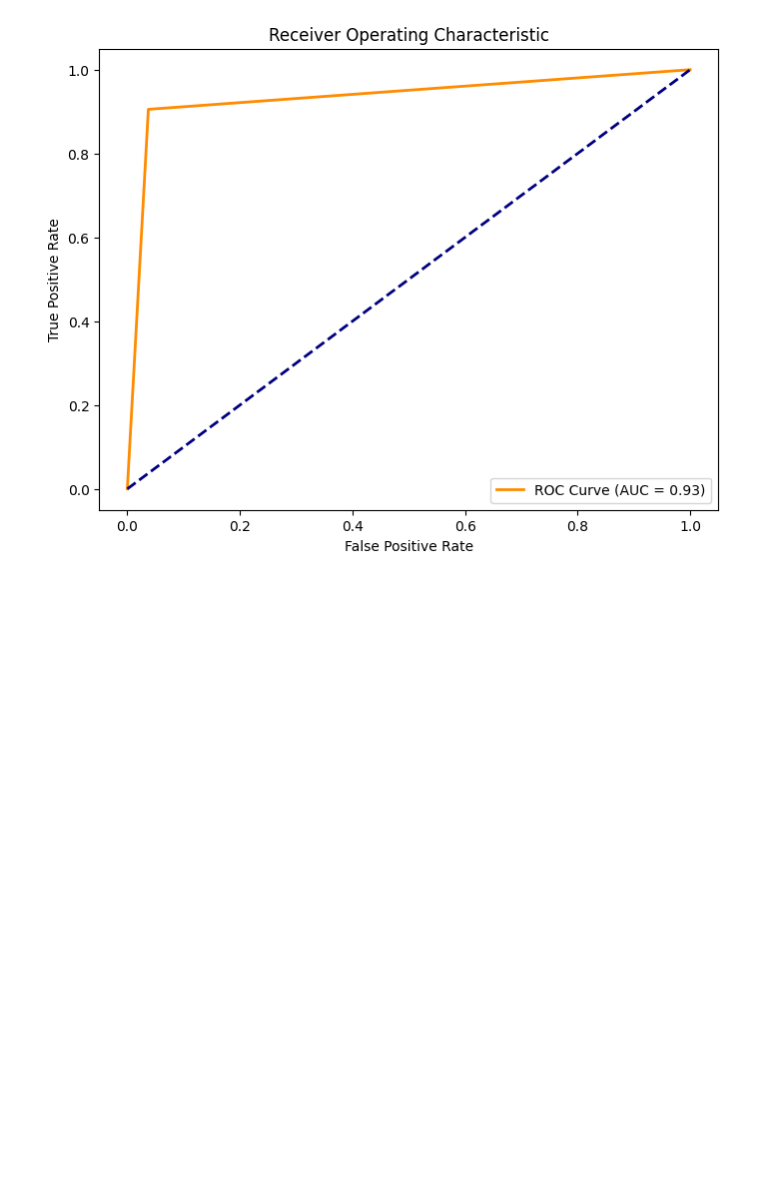
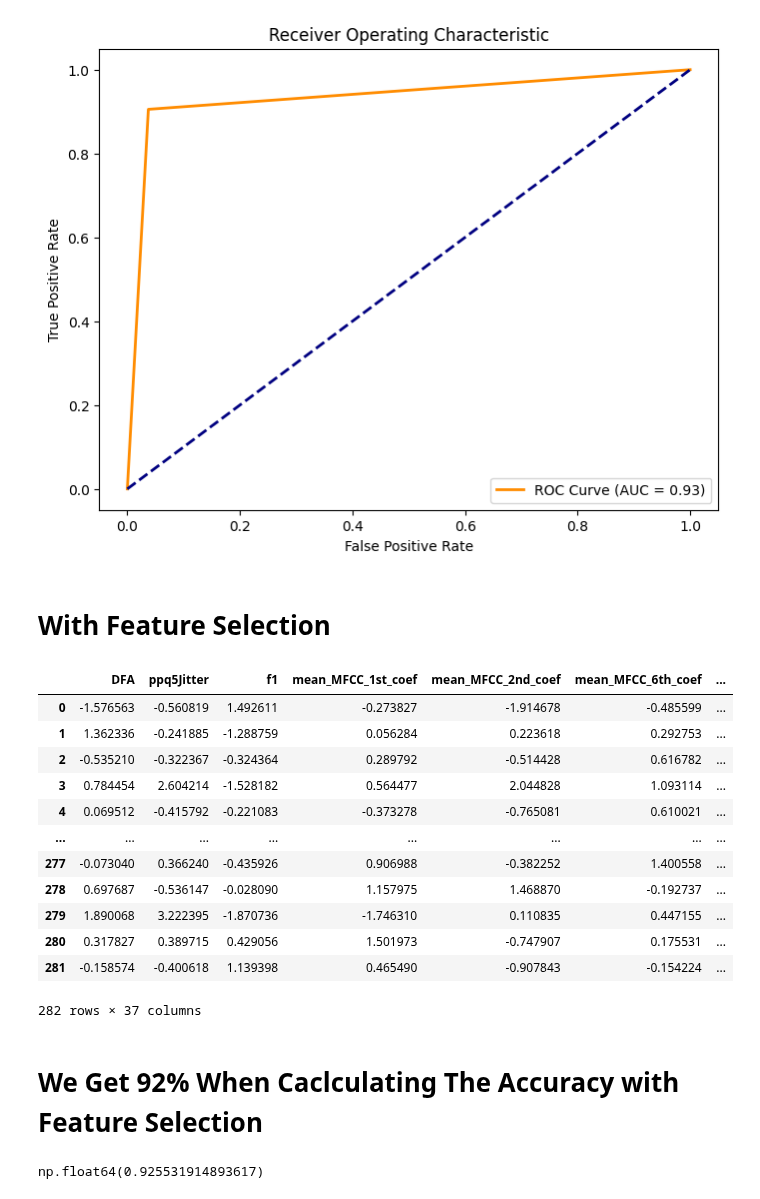
Before and after one commit to abdelaziz-belhachmi/Parkinson_Disease_Classification, a Jupyter notebook: notebooks/ML Models/Random Forest/RandomForest_NoteBook.ipynb, the cells around one changed output. Saved outputs shown, nothing was run; the diff lists cells and outputs as text; code cells hidden in the pictures; blank space fills up the shorter version.

```diff
--- a/notebooks/ML Models/Random Forest/RandomForest_NoteBook.ipynb
+++ b/notebooks/ML Models/Random Forest/RandomForest_NoteBook.ipynb
@@ -64,3 +69,5 @@ plt.legend(loc="lower right")
 plt.show()
 # %% [output]
 [figure]
+# %% [markdown]
+# With Feature Selection
@@ -66,0 +91,16 @@ plt.show()
+# %%
+X_test_
+# %% [output]
+|  | DFA | ppq5Jitter | f1 | mean_MFCC_1st_coef | mean_MFCC_2nd_coef | mean_MFCC_6th_coef | ... |
+| 0 | -1.576563 | -0.560819 | 1.492611 | -0.273827 | -1.914678 | -0.485599 | ... |
+| 1 | 1.362336 | -0.241885 | -1.288759 | 0.056284 | 0.223618 | 0.292753 | ... |
+| 2 | -0.535210 | -0.322367 | -0.324364 | 0.289792 | -0.514428 | 0.616782 | ... |
+| 3 | 0.784454 | 2.604214 | -1.528182 | 0.564477 | 2.044828 | 1.093114 | ... |
+| 4 | 0.069512 | -0.415792 | -0.221083 | -0.373278 | -0.765081 | 0.610021 | ... |
+| ... | ... | ... | ... | ... | ... | ... | ... |
+| 277 | -0.073040 | 0.366240 | -0.435926 | 0.906988 | -0.382252 | 1.400558 | ... |
+| 278 | 0.697687 | -0.536147 | -0.028090 | 1.157975 | 1.468870 | -0.192737 | ... |
+| 279 | 1.890068 | 3.222395 | -1.870736 | -1.746310 | 0.110835 | 0.447155 | ... |
+| 280 | 0.317827 | 0.389715 | 0.429056 | 1.501973 | -0.747907 | 0.175531 | ... |
+| 281 | -0.158574 | -0.400618 | 1.139398 | 0.465490 | -0.907843 | -0.154224 | ... |
+282 rows × 37 columns
@@ -66,0 +109,7 @@ plt.show()
+# %% [markdown]
+# We Get 92% When Caclculating The Accuracy with Feature Selection
+# %%
+acc = accuracy(y_test_, predictions)
+acc
+# %% [output]
+np.float64(0.925531914893617)
```
Also changed, not shown: parts of 9 cells of this notebook, 2 other files.
